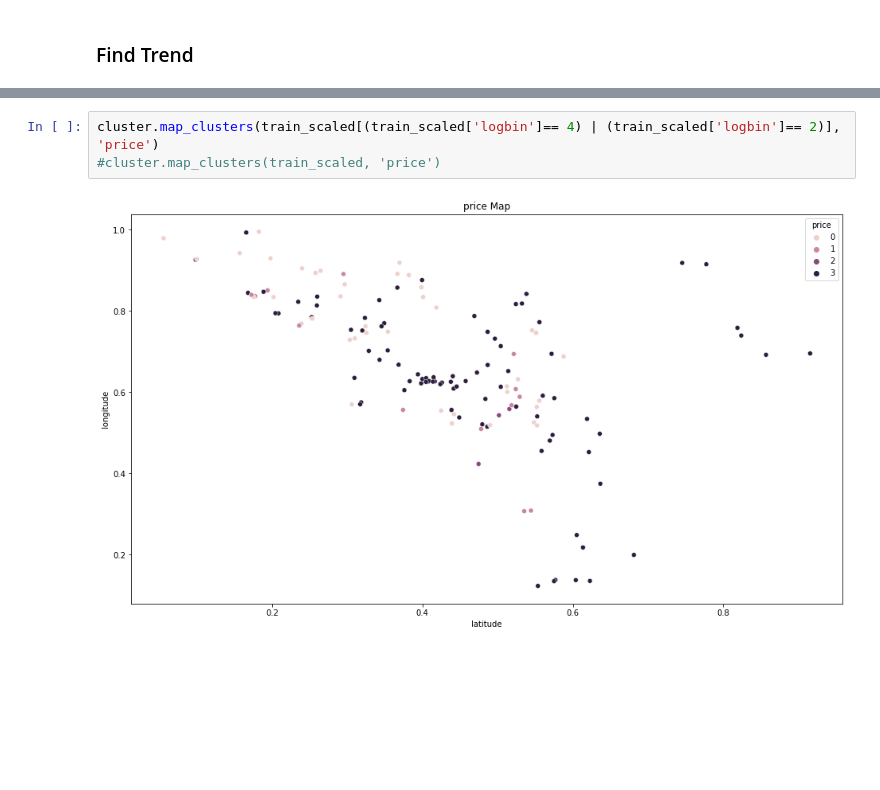
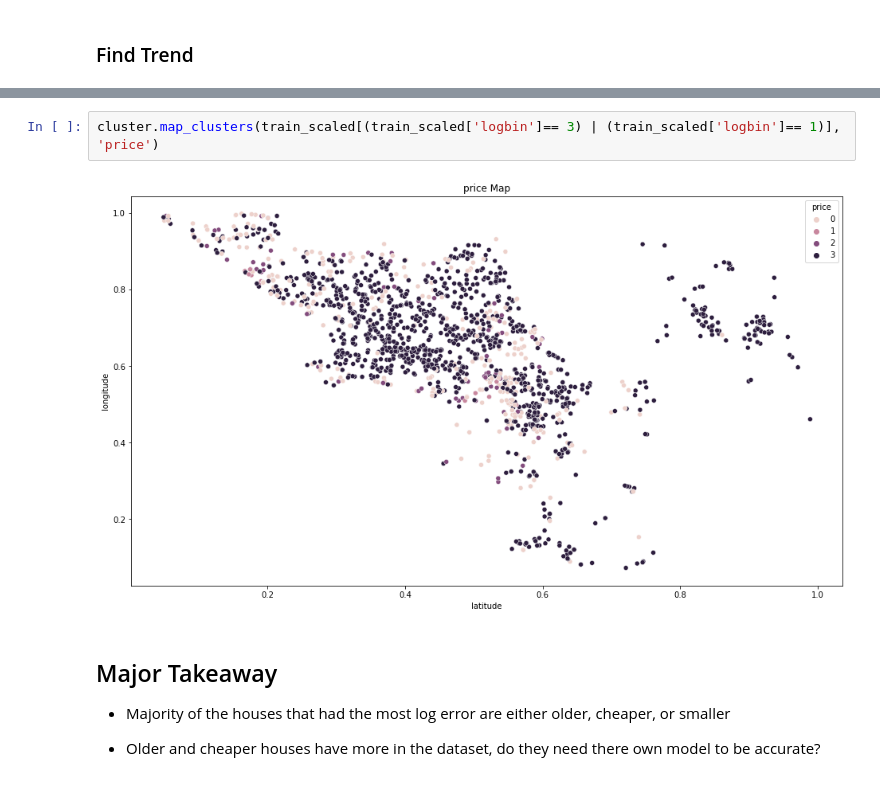
Before and after one commit to carterrxavier/clustering-project, a Jupyter notebook: initialnotebook.ipynb, the cells around one changed output, grey strips where cells are left out. Drawn from its saved outputs; the diff is of its cells as text; blank space fills up the shorter version.

Commit message:
finish clustering

```diff
--- a/initialnotebook.ipynb
+++ b/initialnotebook.ipynb
@@ -290,5 +291,9 @@ Index(['propertylandusetypeid', 'parcelid', 'id', 'logerror',
 # %%
-cluster.map_clusters(train_scaled[(train_scaled['logbin']== 4) | (train_scaled['logbin']== 2)], 'price')
-#cluster.map_clusters(train_scaled, 'price')
+cluster.map_clusters(train_scaled[(train_scaled['logbin']== 3) | (train_scaled['logbin']== 1)], 'price')
 # %% [output]
-[figure, old version]
+[figure, new version]
+# %% [markdown]
+## Major Takeaway
+- Majority of the houses that had the most log error are either older, cheaper, or smaller
+
+- Older and cheaper houses have more in the dataset, do they need there own model to be accurate?
```
Also changed, not shown: parts of 26 cells of this notebook, 1 other file.
